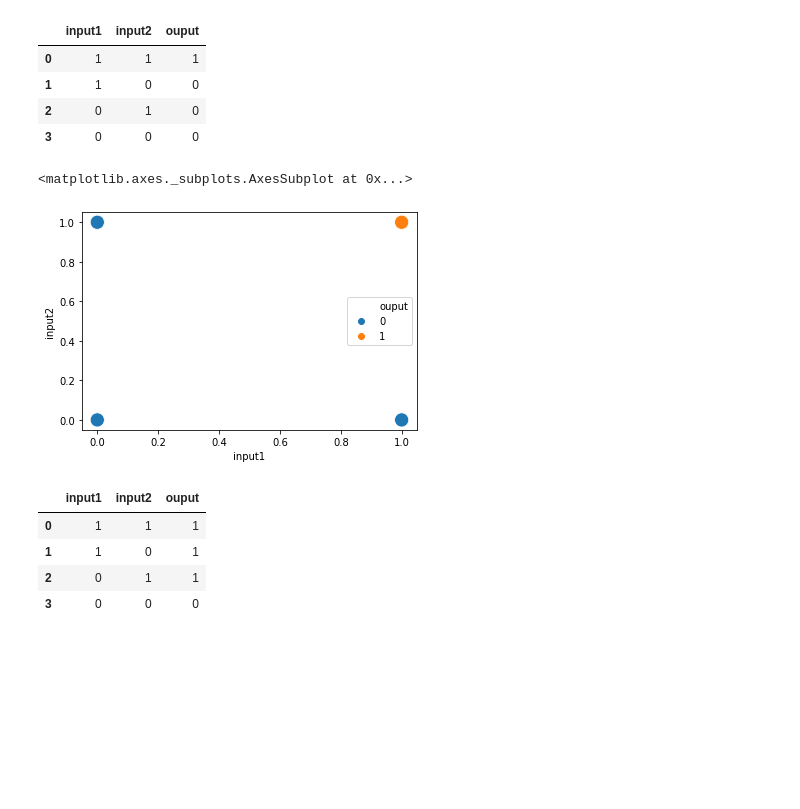
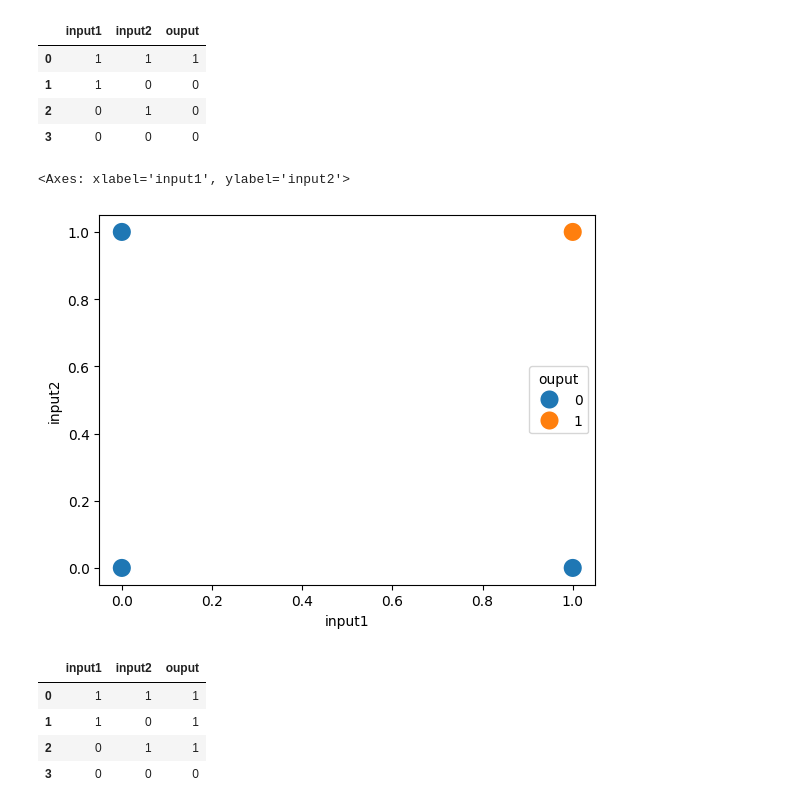
Before and after one commit to kush9405/100-days-of-deep-learning, a Jupyter notebook: Problem_with_perceptron.ipynb, the cells around one changed output. Drawn from its saved outputs; the diff is of its cells as text; code cells hidden in the pictures; blank space fills up the shorter version.

```diff
--- a/Problem_with_perceptron.ipynb
+++ b/Problem_with_perceptron.ipynb
@@ -30,10 +30,10 @@ and_data
 | 2 | 0 | 1 | 0 |
 | 3 | 0 | 0 | 0 |
 # %%
-sns.scatterplot(and_data['input1'],and_data['input2'],hue=and_data['ouput'],s=200)
+sns.scatterplot(x=and_data['input1'], y=and_data['input2'], hue=and_data['ouput'], s=200)
 # %% [output]
-<matplotlib.axes._subplots.AxesSubplot at 0x...>
+<Axes: xlabel='input1', ylabel='input2'>
-[figure, old version]
+[figure, new version]
 # %%
 or_data
 # %% [output]
```
